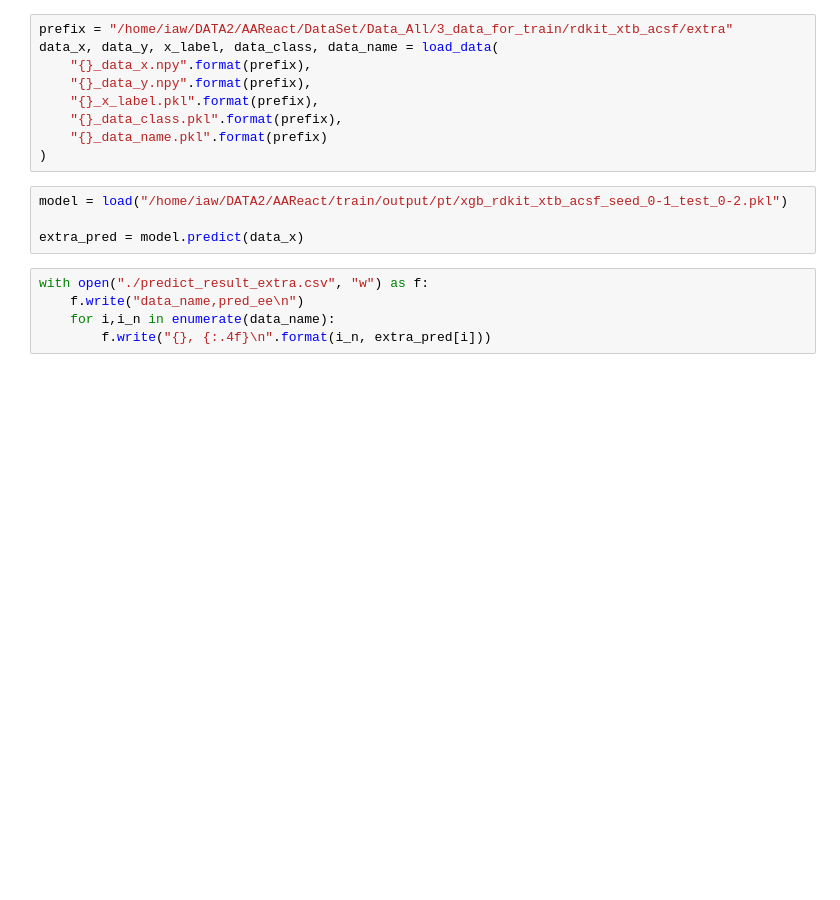
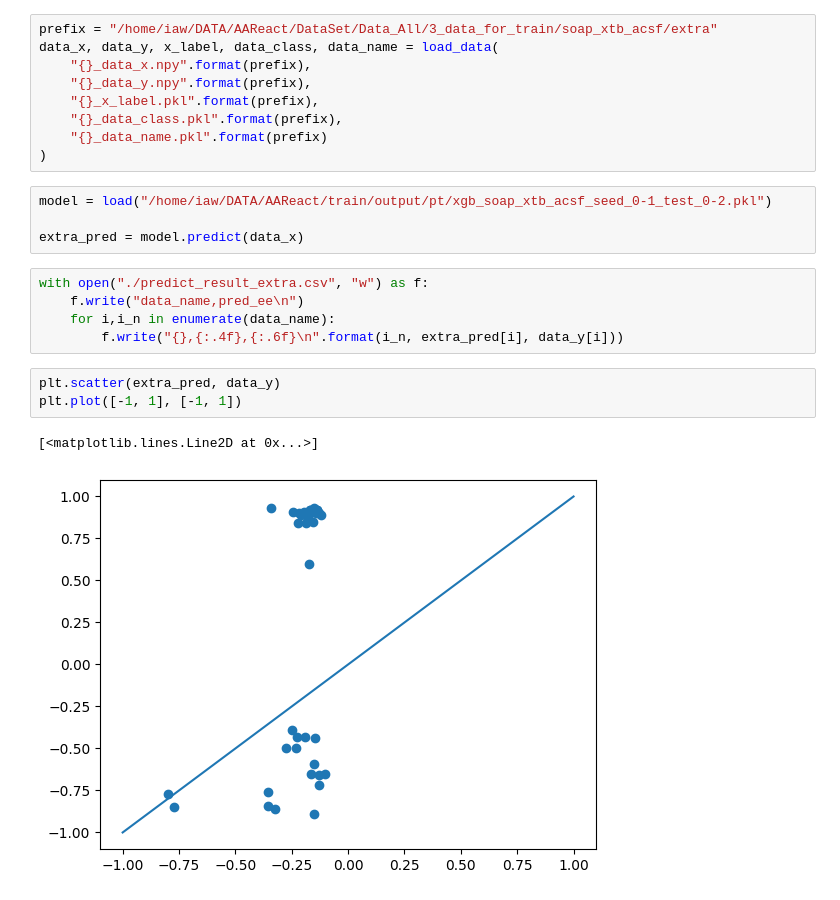
Before and after one commit to iawnix/AAReact, a Jupyter notebook: train/predict_new/0_predict.ipynb, the cells around one changed output. Drawn from its saved outputs; the diff is of its cells as text; blank space fills up the shorter version.

```diff
--- a/train/predict_new/0_predict.ipynb
+++ b/train/predict_new/0_predict.ipynb
@@ -28,7 +28,7 @@ import pickle
 
 from joblib import dump, load
 # %%
-prefix = "/home/iaw/DATA2/AAReact/DataSet/Data_All/3_data_for_train/rdkit_xtb_acsf/extra"
+prefix = "/home/iaw/DATA/AAReact/DataSet/Data_All/3_data_for_train/soap_xtb_acsf/extra"
 data_x, data_y, x_label, data_class, data_name = load_data(
     "{}_data_x.npy".format(prefix),
     "{}_data_y.npy".format(prefix),
@@ -37,11 +37,17 @@ data_x, data_y, x_label, data_class, data_name = load_data(
     "{}_data_name.pkl".format(prefix)
 )
 # %%
-model = load("/home/iaw/DATA2/AAReact/train/output/pt/xgb_rdkit_xtb_acsf_seed_0-1_test_0-2.pkl")
+model = load("/home/iaw/DATA/AAReact/train/output/pt/xgb_soap_xtb_acsf_seed_0-1_test_0-2.pkl")
 
 extra_pred = model.predict(data_x)
 # %%
 with open("./predict_result_extra.csv", "w") as f:
     f.write("data_name,pred_ee\n")
     for i,i_n in enumerate(data_name):
-        f.write("{}, {:.4f}\n".format(i_n, extra_pred[i]))
+        f.write("{},{:.4f},{:.6f}\n".format(i_n, extra_pred[i], data_y[i]))
+# %%
+plt.scatter(extra_pred, data_y)
+plt.plot([-1, 1], [-1, 1])
+# %% [output]
+[<matplotlib.lines.Line2D at 0x...>]
+[figure, added]
```
Also changed, not shown: parts of 1 cell of this notebook, 9 other files.
